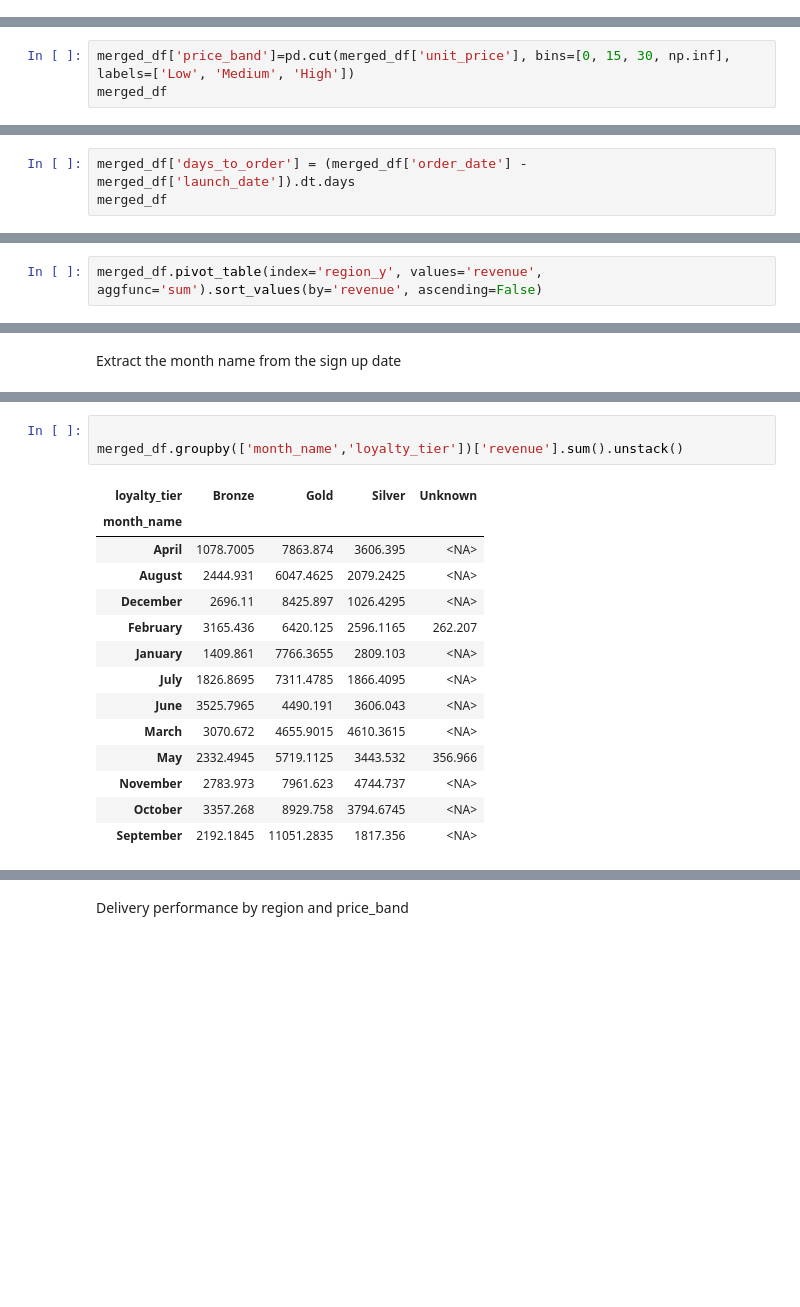
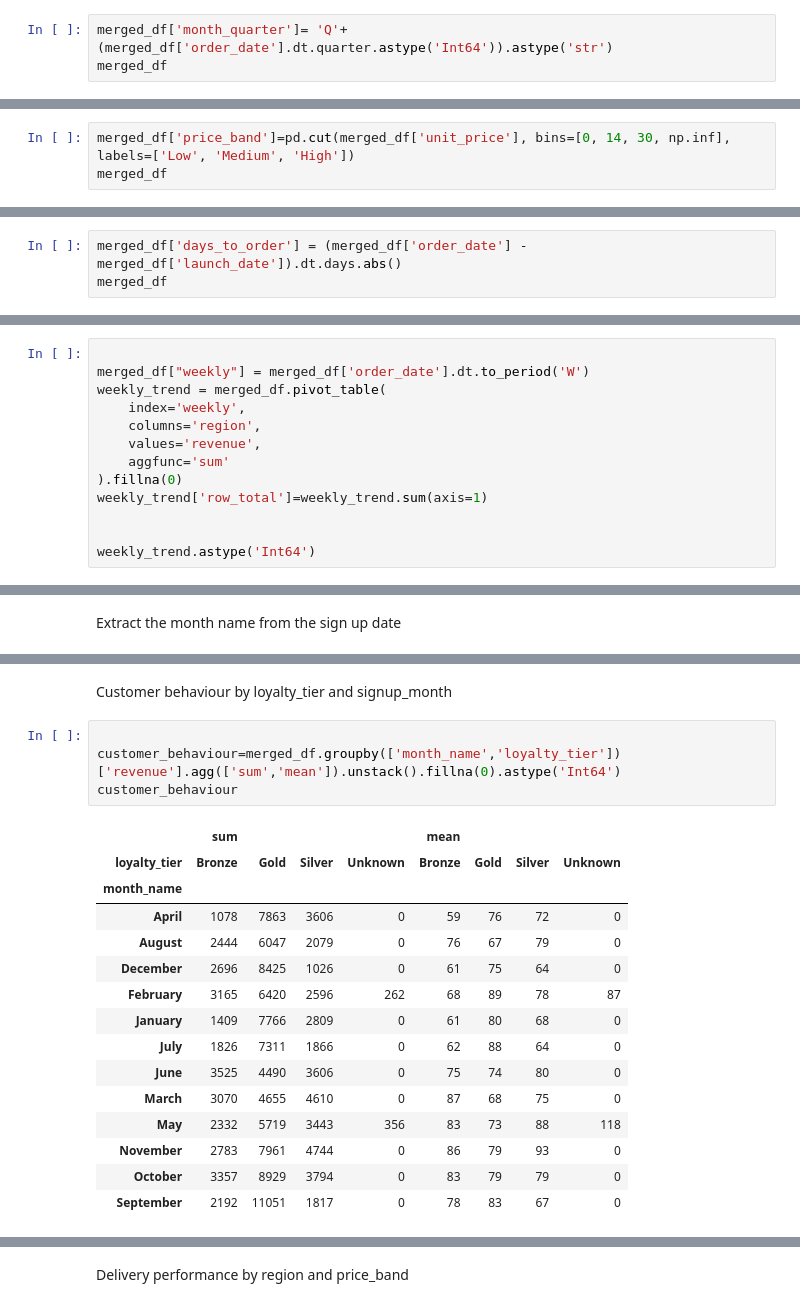
Before and after one commit to Augustine-cudjoe/Sales-Customer-Behaviour-Insights, a Jupyter notebook: sales_project_dataset.ipynb, the cells around one changed output, grey strips where cells are left out. Saved outputs shown, nothing was run; the diff lists cells and outputs as text; blank space fills up the shorter version.

```diff
--- a/sales_project_dataset.ipynb
+++ b/sales_project_dataset.ipynb
@@ -305,0 +318,3 @@ merged_df
+# %%
+merged_df['month_quarter']= 'Q'+ (merged_df['order_date'].dt.quarter.astype('Int64')).astype('str')
+merged_df
@@ -306,7 +335,7 @@ merged_df
 # %% [markdown]
 4.3 price_band = Categorise unit price as Low (<£15), Medium (£15–30), High (>£30)
 # %%
-merged_df['price_band']=pd.cut(merged_df['unit_price'], bins=[0, 15, 30, np.inf], labels=['Low', 'Medium', 'High'])
+merged_df['price_band']=pd.cut(merged_df['unit_price'], bins=[0, 14, 30, np.inf], labels=['Low', 'Medium', 'High'])
 merged_df
 # %% [output]
 |  | order_id | customer_id | product_id | quantity | unit_price | order_date | delivery_status | payment_method | ... |
@@ -325,7 +354,7 @@ merged_df
 # %% [markdown]
 4.4 days_to_order = Days between launch_date and order_date
 # %%
-merged_df['days_to_order'] = (merged_df['order_date'] - merged_df['launch_date']).dt.days
+merged_df['days_to_order'] = (merged_df['order_date'] - merged_df['launch_date']).dt.days.abs()
 merged_df
 # %% [output]
 |  | order_id | customer_id | product_id | quantity | unit_price | order_date | delivery_status | payment_method | ... |
@@ -382,3 +413,14 @@ merged_df.head(10)
 # %%
-merged_df.pivot_table(index='region_y', values='revenue', aggfunc='sum').sort_values(by='revenue', ascending=False)
+
+merged_df["weekly"] = merged_df['order_date'].dt.to_period('W')
+weekly_trend = merged_df.pivot_table(
+    index='weekly',
+    columns='region',
+    values='revenue',
+    aggfunc='sum'
+).fillna(0)
+weekly_trend['row_total']=weekly_trend.sum(axis=1)
+
+
+weekly_trend.astype('Int64')
 # %% [output]
@@ -440,18 +496,22 @@ merged_df
+# %% [markdown]
+Customer behaviour by loyalty_tier and signup_month
 # %%
 
-merged_df.groupby(['month_name','loyalty_tier'])['revenue'].sum().unstack()
+customer_behaviour=merged_df.groupby(['month_name','loyalty_tier'])['revenue'].agg(['sum','mean']).unstack().fillna(0).astype('Int64')
+customer_behaviour
 # %% [output]
-| loyalty_tier | Bronze | Gold | Silver | Unknown |
-| month_name |  |  |  |  |
-| April | 1078.7005 | 7863.874 | 3606.395 | <NA> |
-| August | 2444.931 | 6047.4625 | 2079.2425 | <NA> |
-| December | 2696.11 | 8425.897 | 1026.4295 | <NA> |
-| February | 3165.436 | 6420.125 | 2596.1165 | 262.207 |
-| January | 1409.861 | 7766.3655 | 2809.103 | <NA> |
-| July | 1826.8695 | 7311.4785 | 1866.4095 | <NA> |
-| June | 3525.7965 | 4490.191 | 3606.043 | <NA> |
-| March | 3070.672 | 4655.9015 | 4610.3615 | <NA> |
-| May | 2332.4945 | 5719.1125 | 3443.532 | 356.966 |
-| November | 2783.973 | 7961.623 | 4744.737 | <NA> |
-| October | 3357.268 | 8929.758 | 3794.6745 | <NA> |
-| September | 2192.1845 | 11051.2835 | 1817.356 | <NA> |
+|  | sum |  |  |  | mean |  |  |  |
+| loyalty_tier | Bronze | Gold | Silver | Unknown | Bronze | Gold | Silver | Unknown |
+| month_name |  |  |  |  |  |  |  |  |
+| April | 1078 | 7863 | 3606 | 0 | 59 | 76 | 72 | 0 |
+| August | 2444 | 6047 | 2079 | 0 | 76 | 67 | 79 | 0 |
+| December | 2696 | 8425 | 1026 | 0 | 61 | 75 | 64 | 0 |
+| February | 3165 | 6420 | 2596 | 262 | 68 | 89 | 78 | 87 |
+| January | 1409 | 7766 | 2809 | 0 | 61 | 80 | 68 | 0 |
+| July | 1826 | 7311 | 1866 | 0 | 62 | 88 | 64 | 0 |
+| June | 3525 | 4490 | 3606 | 0 | 75 | 74 | 80 | 0 |
+| March | 3070 | 4655 | 4610 | 0 | 87 | 68 | 75 | 0 |
+| May | 2332 | 5719 | 3443 | 356 | 83 | 73 | 88 | 118 |
+| November | 2783 | 7961 | 4744 | 0 | 86 | 79 | 93 | 0 |
+| October | 3357 | 8929 | 3794 | 0 | 83 | 79 | 79 | 0 |
+| September | 2192 | 11051 | 1817 | 0 | 78 | 83 | 67 | 0 |
```
Also changed, not shown: parts of 83 cells of this notebook, 6 other files.
